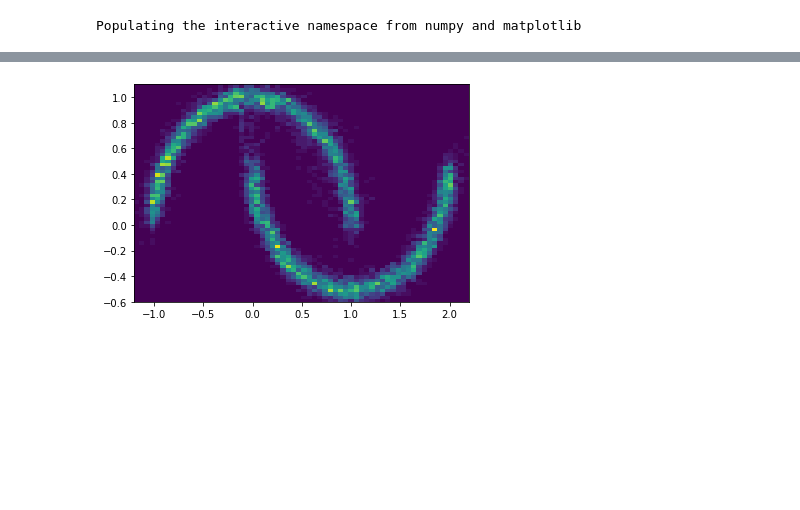
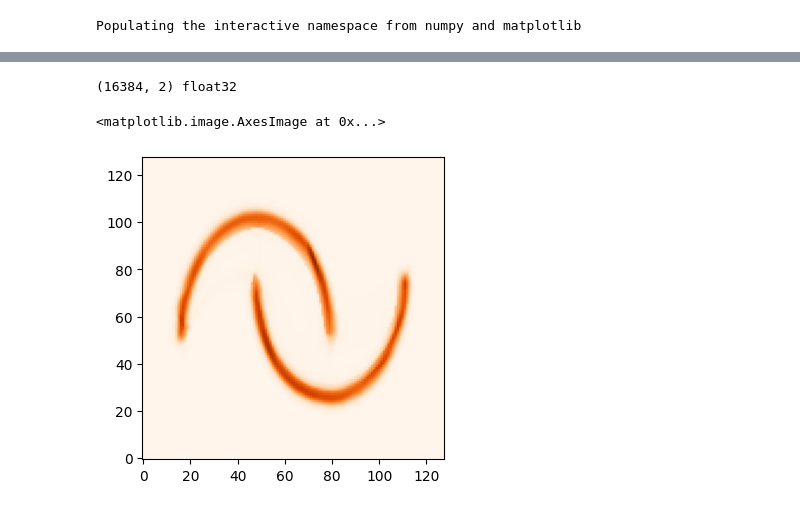
Before and after one commit to b-remy/score-estimation-comparison, a Jupyter notebook: normalizing-flow.ipynb, the cells around one changed output, grey strips where cells are left out. Cells and saved outputs as stored; diff of their text form; code cells hidden in the pictures; blank space fills up the shorter version.

```diff
--- a/normalizing-flow.ipynb
+++ b/normalizing-flow.ipynb
@@ -178,4 +141,15 @@ samps = sampler(jax.random.PRNGKey(1),10000)
-# %%
-hist2d(samps[:,0], samps[:,1],64, range=[[-1.2,2.2],[-0.6,1.1]]);
-# %% [output]
-[figure, removed]
+# %%
+xc,yc = meshgrid(linspace(-1.5,2.5,128),linspace(-1.,1.5,128))
+Z = stack([xc.flatten(), yc.flatten()],axis=1).astype('float32')
+print(Z.shape, Z.dtype)
+# %% [output]
+(16384, 2) float32
+# %%
+S = model.apply(params, next(rng_seq), Z)
+# %%
+figure(dpi=100)
+imshow(exp(S.reshape((128,128))), cmap='Oranges', origin='lower')
+#axis('off')
+# %% [output]
+<matplotlib.image.AxesImage at 0x...>
+[figure, added]
```
Also changed, not shown: parts of 17 cells of this notebook.
